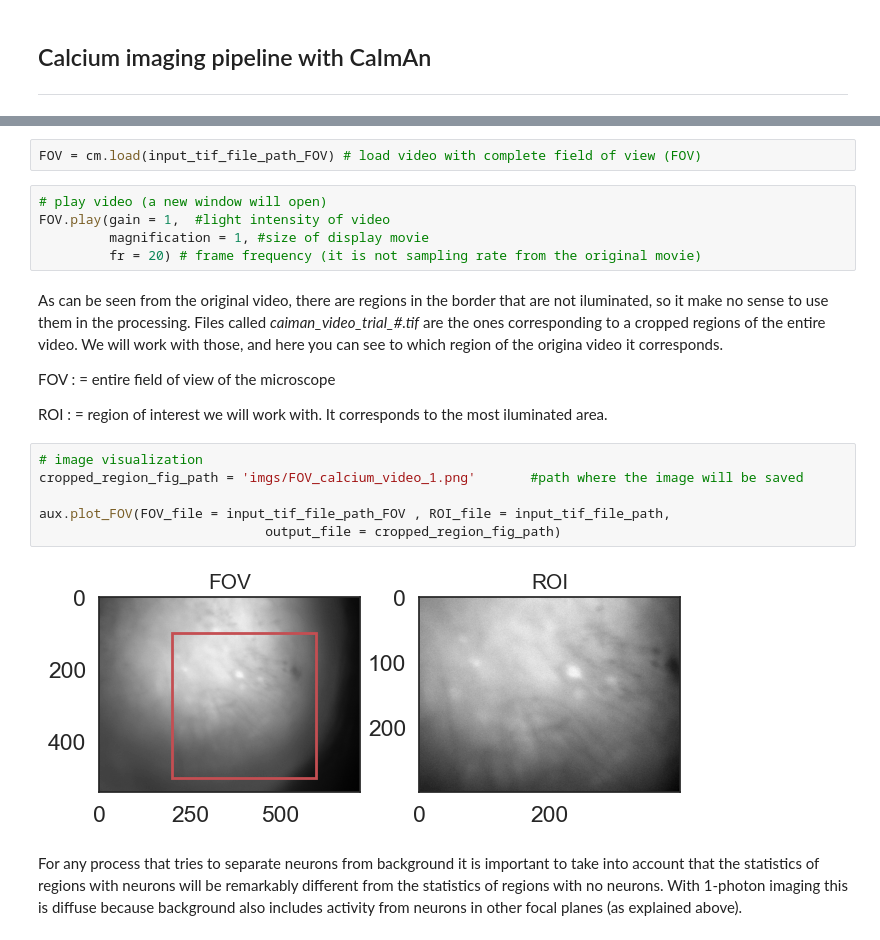
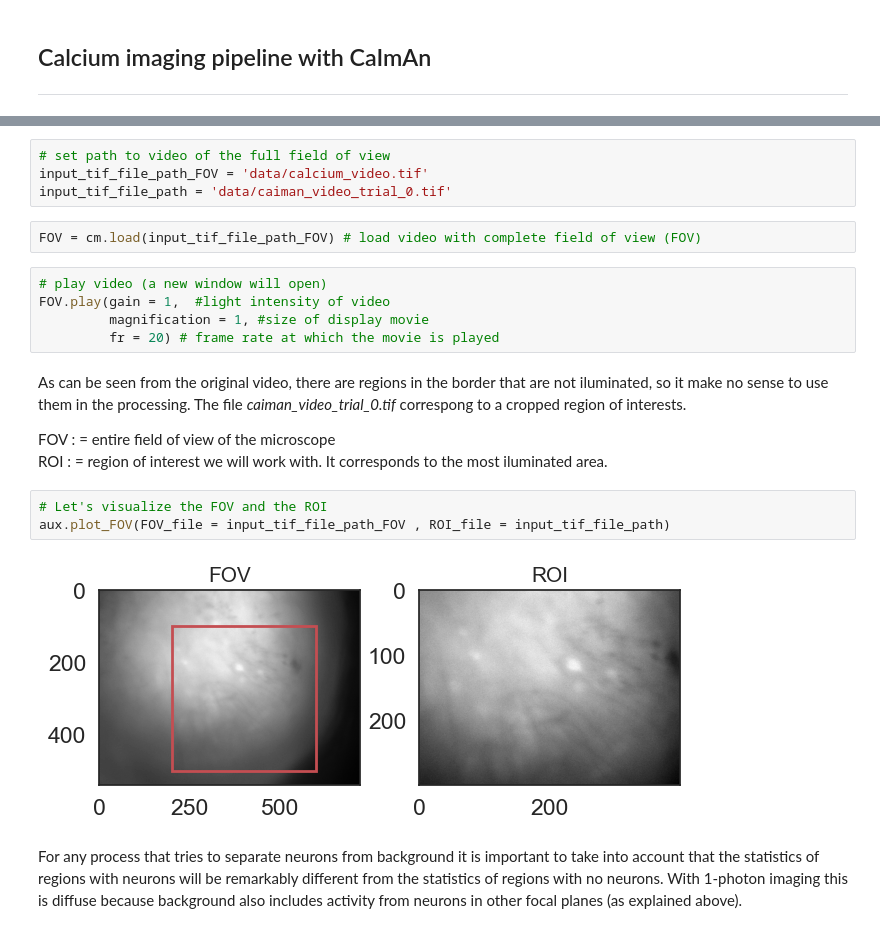
Before and after one commit to neural-data-science-course/neural-data, a Jupyter notebook: 03-calcium_imaging/calcium_imaging.ipynb, the cells around one changed output, grey strips where cells are left out. Cells and saved outputs as stored; diff of their text form.

Commit message:
updated calcium lesson

```diff
--- a/03-calcium_imaging/calcium_imaging.ipynb
+++ b/03-calcium_imaging/calcium_imaging.ipynb
@@ -68,24 +62,25 @@ if not os.path.isfile(input_tif_file_path):                            # verify
+# %%
+# set path to video of the full field of view
+input_tif_file_path_FOV = 'data/calcium_video.tif'
+input_tif_file_path = 'data/caiman_video_trial_0.tif'
 # %%
 FOV = cm.load(input_tif_file_path_FOV) # load video with complete field of view (FOV)
 # %%
 # play video (a new window will open)
 FOV.play(gain = 1,  #light intensity of video
          magnification = 1, #size of display movie
-         fr = 20) # frame frequency (it is not sampling rate from the original movie)
+         fr = 20) # frame rate at which the movie is played
 # %% [markdown]
-As can be seen from the original video, there are regions in the border that are not iluminated, so it make no sense to use them in the processing. Files called *caiman_video_trial_#.tif* are the ones corresponding to a cropped regions of the entire video. We will work with those, and here you can see to which region of the origina video it corresponds.
+As can be seen from the original video, there are regions in the border that are not iluminated, so it make no sense to use them in the processing.
+The file *caiman_video_trial_0.tif* correspong to a cropped region of interests.
 
 FOV : = entire field of view of the microscope
-
 ROI : = region of interest we will work with. It corresponds to the most iluminated area.
-# %%
-# image visualization
-cropped_region_fig_path = 'imgs/FOV_calcium_video_1.png'       #path where the image will be saved
-
-aux.plot_FOV(FOV_file = input_tif_file_path_FOV , ROI_file = input_tif_file_path,
-                             output_file = cropped_region_fig_path)
-# %% [output]
-[figure, removed]
+# %%
+# Let's visualize the FOV and the ROI
+aux.plot_FOV(FOV_file = input_tif_file_path_FOV , ROI_file = input_tif_file_path)
+# %% [output]
+[figure, added]
 # %% [markdown]
 For any process that tries to separate neurons from background it is important to take into account that the statistics of regions with neurons will be remarkably different from the statistics of regions with no neurons. With  1-photon imaging this is diffuse because background also includes activity from neurons in other focal planes (as explained above).
 # %% [markdown]
```
Also changed, not shown: parts of 21 cells of this notebook, 2 other files.
